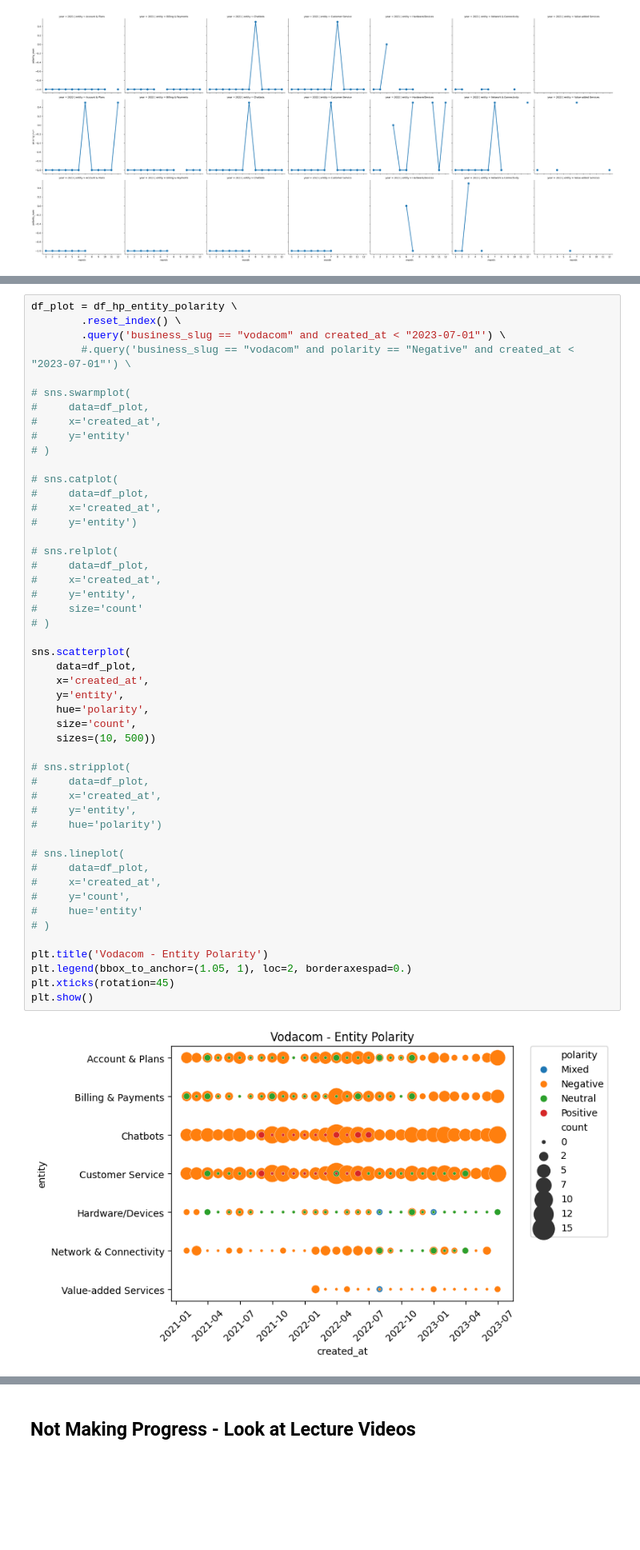
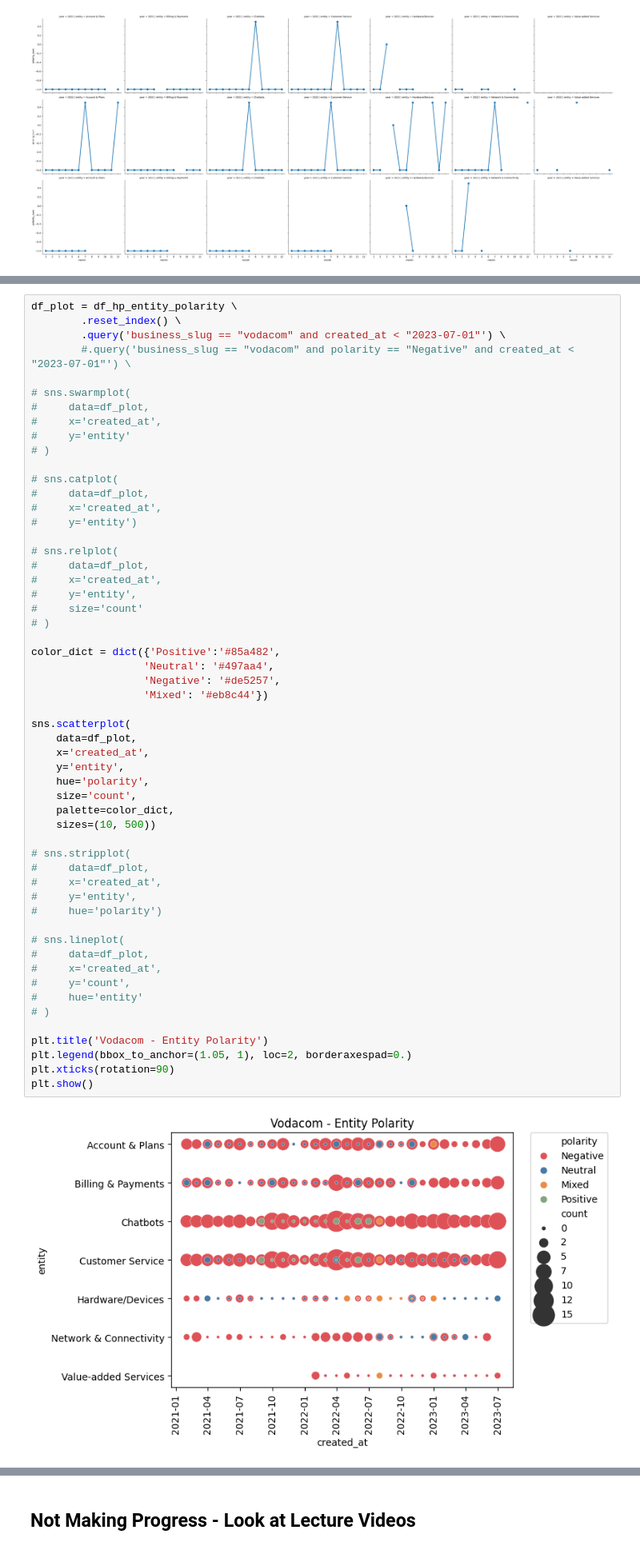
Before and after one commit to JohnnyFoulds/dsm050-2023-apr, a Jupyter notebook: notebooks/03_coursework/03-04_time_series.ipynb, the cells around one changed output, grey strips where cells are left out. Shown at 80% size. Cells and saved outputs as stored; diff of their text form; blank space fills up the shorter version.

Commit message:
Set colors

```diff
--- a/notebooks/03_coursework/03-04_time_series.ipynb
+++ b/notebooks/03_coursework/03-04_time_series.ipynb
@@ -625,32 +652,38 @@ df_plot = df_hp_entity_polarity \
 #     x='created_at',
 #     y='entity',
 #     size='count'
 # )
 
+color_dict = dict({'Positive':'#85a482',
+                  'Neutral': '#497aa4',
+                  'Negative': '#de5257',
+                  'Mixed': '#eb8c44'})
+
 sns.scatterplot(
     data=df_plot,
     x='created_at',
     y='entity',
     hue='polarity',
     size='count',
+    palette=color_dict,
     sizes=(10, 500))
 
 # sns.stripplot(
 #     data=df_plot,
 #     x='created_at',
 #     y='entity',
 #     hue='polarity')
 
 # sns.lineplot(
 #     data=df_plot,
 #     x='created_at',
 #     y='count',
 #     hue='entity'
 # )
 
 plt.title('Vodacom - Entity Polarity')
 plt.legend(bbox_to_anchor=(1.05, 1), loc=2, borderaxespad=0.)
-plt.xticks(rotation=45)
+plt.xticks(rotation=90)
 plt.show()
 # %% [output]
-[figure, old version]
+[figure, new version]
```
Also changed, not shown: parts of 11 cells of this notebook.
